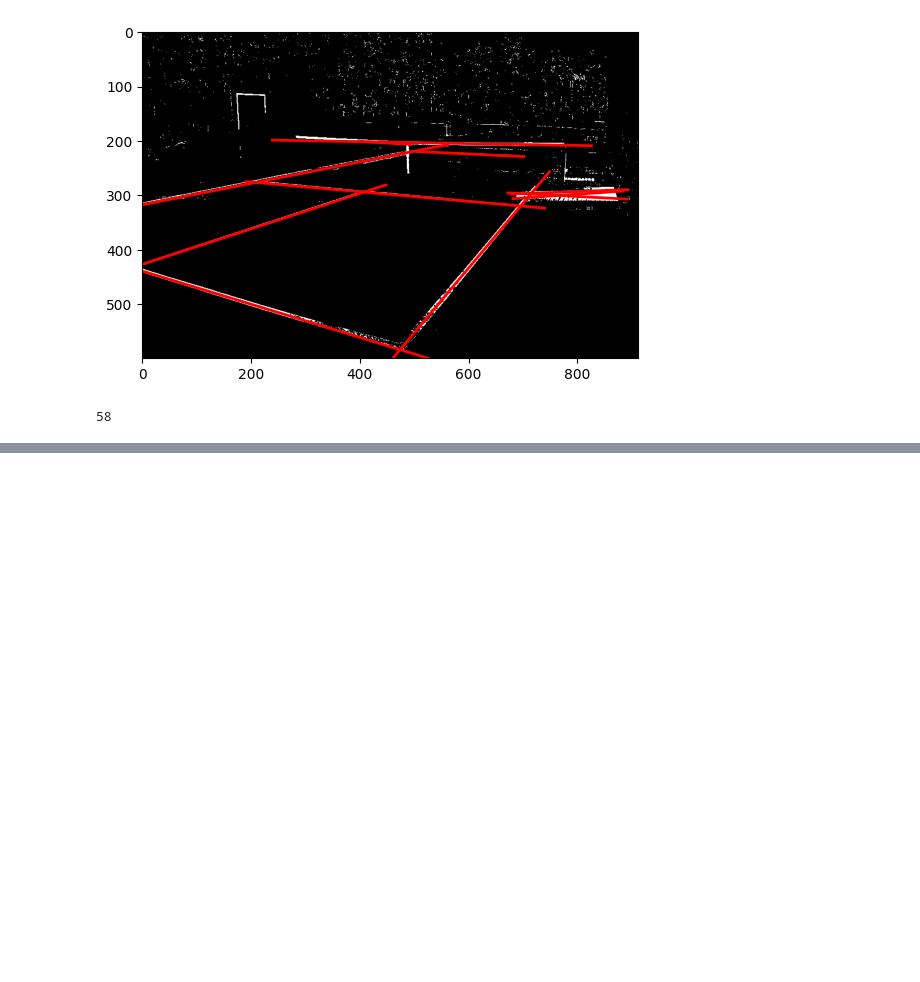
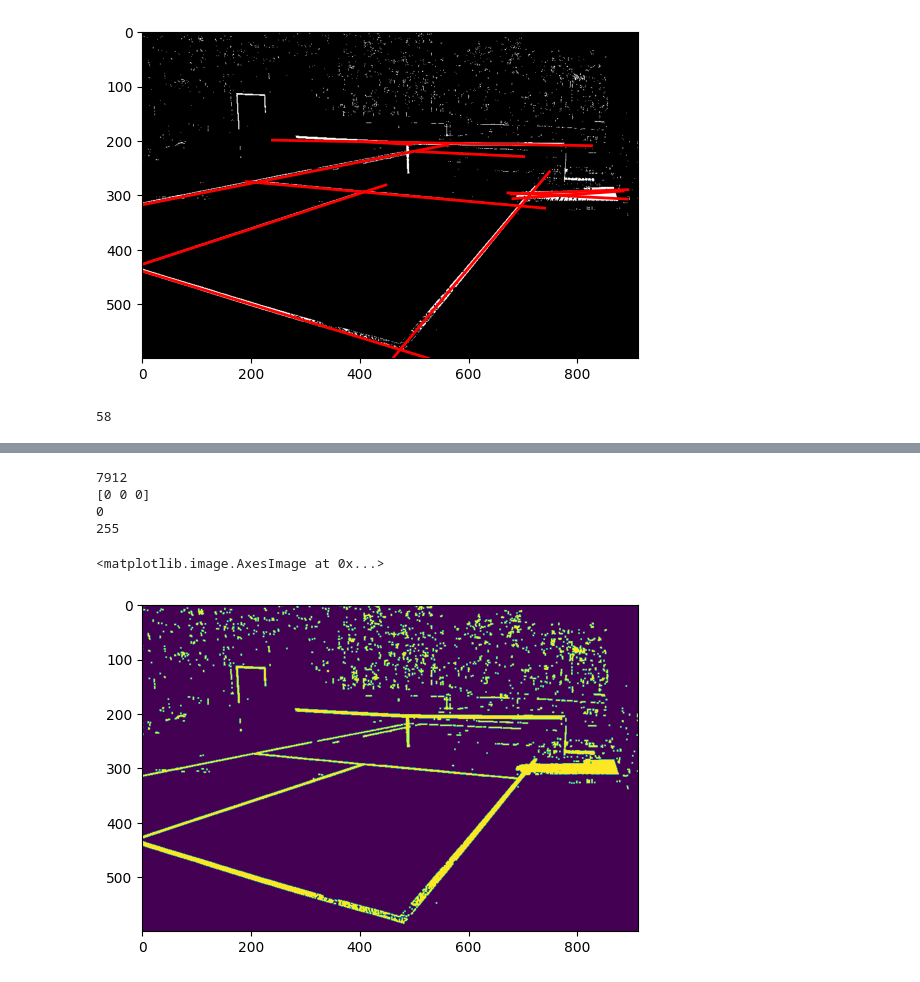
Before and after one commit to ekchapman/pickleball_roomba, a Jupyter notebook: vanishing_points/better_line_detection.ipynb, the cells around one changed output, grey strips where cells are left out. Saved outputs shown, nothing was run; the diff lists cells and outputs as text; code cells hidden in the pictures; blank space fills up the shorter version.

```diff
--- a/vanishing_points/better_line_detection.ipynb
+++ b/vanishing_points/better_line_detection.ipynb
@@ -291,0 +346,27 @@ for i in range(len(rounds)):
+# %%
+rounds = sorted(rounds, key=lambda tup: tup[0])
+print(len(rounds))
+fs = [round[1][1, 1] for round in rounds]
+plt.hist(fs)
+
+pts = np.array([[10, 10], [25, 20], [4, 2]])
+
+print(im_thresh[pts[:, 0], pts[:, 1]])
+
+print(np.min(im_thresh))
+print(np.max(im_thresh))
+
+kernel = np.ones((3, 3))
+plt.imshow(cv.dilate(im_thresh, kernel))
+# plt.imshow(cv.dilate(cv.erode(im_thresh, kernel), kernel, 10))
+# plt.imshow(cv.morphologyEx(im_thresh, cv.MORPH_OPEN, kernel))
+# print(im_thresh.shape)
+
+# print(im_thresh[zip(*pts)])
+# %% [output]
+7912
+[0 0 0]
+0
+255
+<matplotlib.image.AxesImage at 0x...>
+[figure, added]
```
Also changed, not shown: parts of 4 cells of this notebook, 1 other file.
